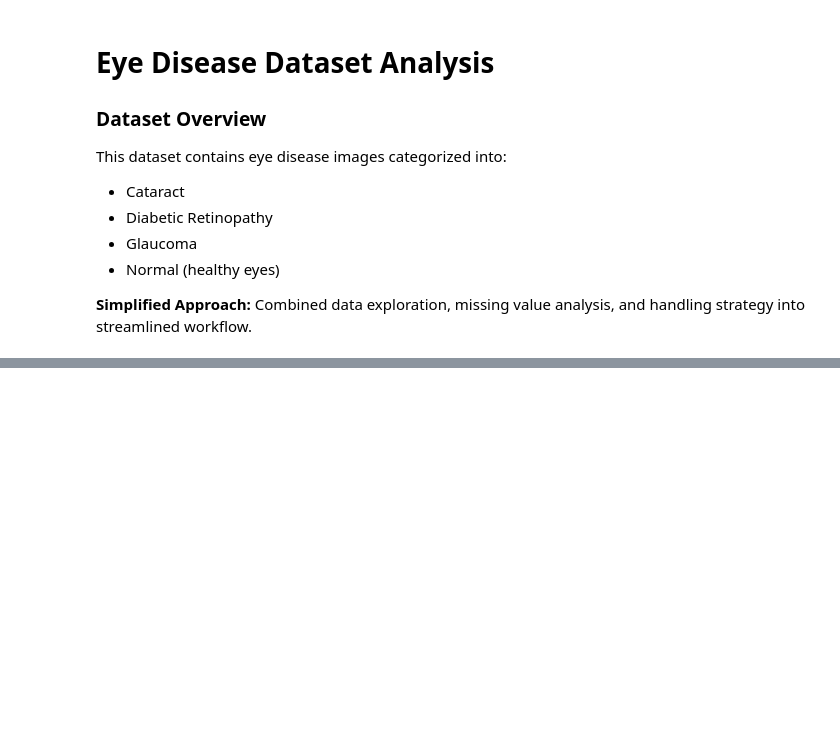
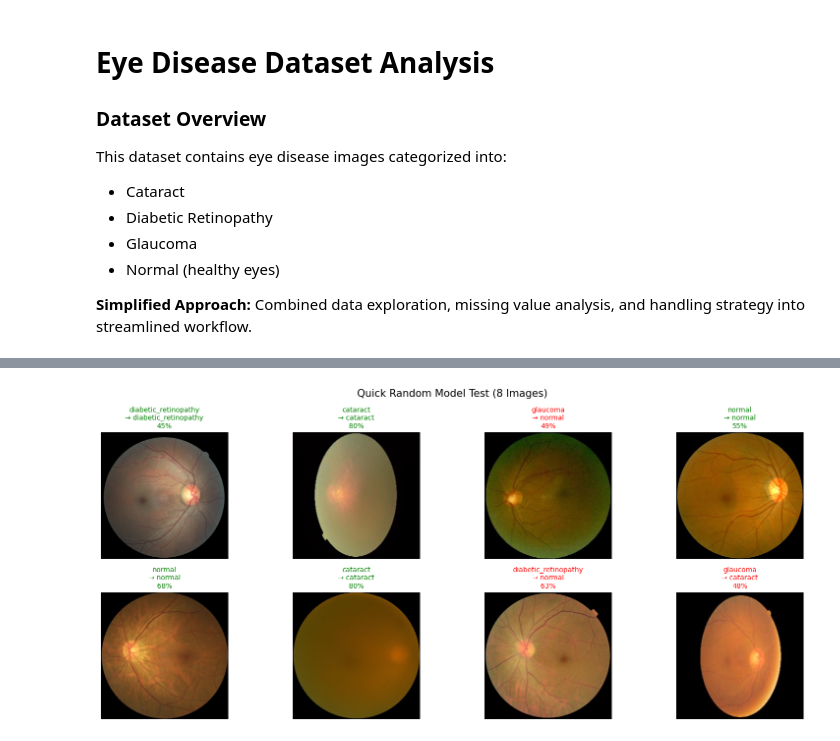
Before and after one commit to IsaacJM03/Recess-Project-Year-2, a Jupyter notebook: eye_disease.ipynb, the cells around one changed output, grey strips where cells are left out. Drawn from its saved outputs; the diff is of its cells as text; code cells hidden in the pictures; blank space fills up the shorter version.

```diff
--- a/eye_disease.ipynb
+++ b/eye_disease.ipynb
@@ -383,0 +554,81 @@ print("✅ Model saved as eye_disease_model.h5")
+# %%
+# Fast Random Model Testing (8 Images, Concise Output)
+from tensorflow.keras.preprocessing import image
+from sklearn.metrics import precision_score, recall_score, f1_score
+import random
+import os
+import numpy as np
+import cv2
+import matplotlib.pyplot as plt
+
+# Ensure categories and dataset_path are defined
+try:
+    categories
+except NameError:
+    dataset_path = "dataset"
+    categories = [f for f in os.listdir(dataset_path) if os.path.isdir(os.path.join(dataset_path, f))]
+
+# Get class labels and prepare for testing
+class_labels = list(train_generator.class_indices.keys())
+
+def predict_image(img_path):
+    img = image.load_img(img_path, target_size=(IMG_SIZE, IMG_SIZE))  # Match training size
+    img_array = image.img_to_array(img) / 255.0
+    img_array = np.expand_dims(img_array, axis=0)
+    predictions = model.predict(img_array, verbose=0)
+    predicted_class = class_labels[np.argmax(predictions)]
+    confidence = np.max(predictions) * 100
+    return predicted_class, confidence
+
+# Collect all image paths and shuffle them
+all_images = []
+for category in categories:
+    category_path = os.path.join(dataset_path, category)
+    image_files = [f for f in os.listdir(category_path) if f.lower().endswith(('.jpg', '.jpeg', '.png'))]
+    for img_file in image_files[:20]:  # Fewer per category for speed
+        all_images.append((os.path.join(category_path, img_file), category))
+
+random.shuffle(all_images)
+selected_images = all_images[:8]  # Test on 8 random images
+
+true_labels = []
+predicted_labels = []
+confidences = []
+
+fig, axes = plt.subplots(2, 4, figsize=(16, 7))
+axes = axes.flatten()
+
+for i, (img_path, true_category) in enumerate(selected_images):
+    try:
+        predicted, confidence = predict_image(img_path)
+        img = cv2.imread(img_path)
+        img_rgb = cv2.cvtColor(img, cv2.COLOR_BGR2RGB) if img is not None else np.zeros((128,128,3), dtype=np.uint8)
+        axes[i].imshow(img_rgb)
+        color = 'green' if predicted.lower() == true_category.lower() else 'red'
+        axes[i].set_title(f"{true_category}\n→ {predicted}\n{confidence:.0f}%", color=color, fontsize=10)
+        axes[i].axis('off')
+        true_labels.append(true_category)
+        predicted_labels.append(predicted)
+        confidences.append(confidence)
+    except Exception:
+        axes[i].text(0.5, 0.5, 'Error', ha='center', va='center', transform=axes[i].transAxes)
+        axes[i].axis('off')
+
+plt.suptitle('Quick Random Model Test (8 Images)', fontsize=15)
+plt.tight_layout()
+plt.show()
+
+# Metrics summary
+if true_labels:
+    true_numeric = [class_labels.index(label) for label in true_labels]
+    pred_numeric = [class_labels.index(label) for label in predicted_labels]
+    accuracy = sum(1 for t, p in zip(true_labels, predicted_labels) if t == p) / len(true_labels)
+    precision = precision_score(true_numeric, pred_numeric, average='weighted', zero_division=0)
+    recall = recall_score(true_numeric, pred_numeric, average='weighted', zero_division=0)
+    f1 = f1_score(true_numeric, pred_numeric, average='weighted', zero_division=0)
+    avg_confidence = np.mean(confidences)
+    print(f"Tested {len(true_labels)} images | Accuracy: {accuracy*100:.1f}% | Precision: {precision:.2f} | Recall: {recall:.2f} | F1: {f1:.2f} | Avg Conf: {avg_confidence:.1f}%")
+else:
+    print("No valid predictions made.")
+# %% [output]
+[figure, added]
```
Also changed, not shown: parts of 13 cells of this notebook.
